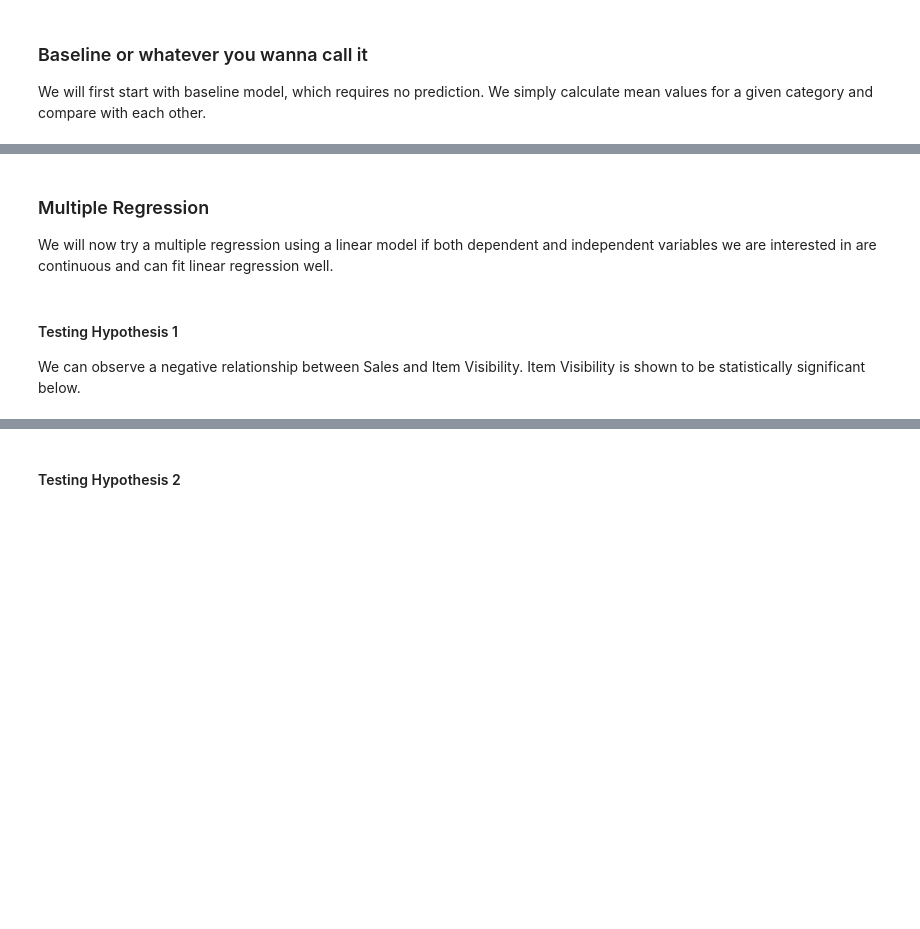
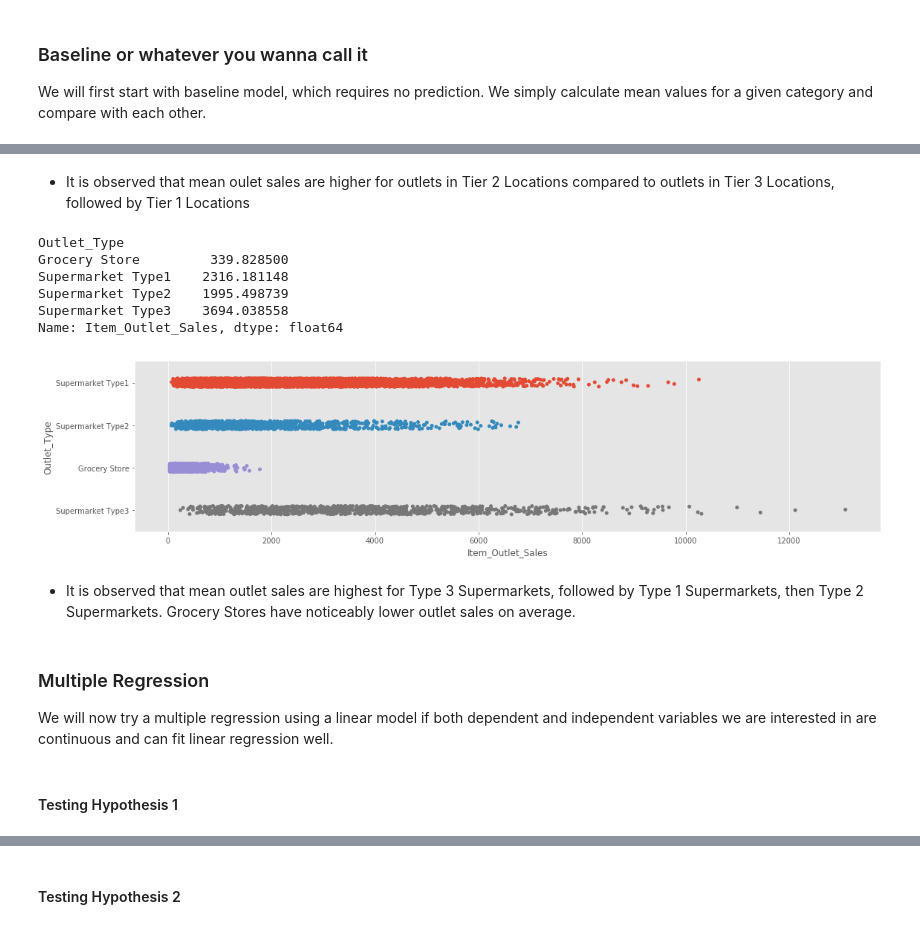
Before and after one commit to zicodeng/bigmart-sales-prediction, a Jupyter notebook: linear-regression.ipynb, the cells around one changed output, grey strips where cells are left out. Drawn from its saved outputs; the diff is of its cells as text; code cells hidden in the pictures; blank space fills up the shorter version.

```diff
--- a/linear-regression.ipynb
+++ b/linear-regression.ipynb
@@ -66,9 +88,22 @@ We will first start with baseline model, which requires no prediction. We simply
+# %% [markdown]
+* It is observed that mean oulet sales are higher for outlets in Tier 2 Locations compared to outlets in Tier 3 Locations, followed by Tier 1 Locations
+# %%
+preview('Outlet_Type', 'descriptive')
+# %% [output]
+Outlet_Type
+Grocery Store         339.828500
+Supermarket Type1    2316.181148
+Supermarket Type2    1995.498739
+Supermarket Type3    3694.038558
+Name: Item_Outlet_Sales, dtype: float64
+[figure, added]
+# %% [markdown]
+* It is observed that mean outlet sales are highest for Type 3 Supermarkets, followed by Type 1 Supermarkets, then Type 2 Supermarkets. Grocery Stores have noticeably lower outlet sales on average.
 # %% [markdown]
 ### Multiple Regression
 We will now try a multiple regression using a linear model if both dependent and independent variables we are interested in are continuous and can fit linear regression well.
-# %% [markdown]
-#### Testing Hypothesis 1
-We can observe a negative relationship between Sales and Item Visibility. Item Visibility is shown to be statistically significant below.
+# %% [markdown]
+#### Testing Hypothesis 1
 # %%
 GetHyp1()
 # %% [output]
```
Also changed, not shown: parts of 12 cells of this notebook, 1 other file.
